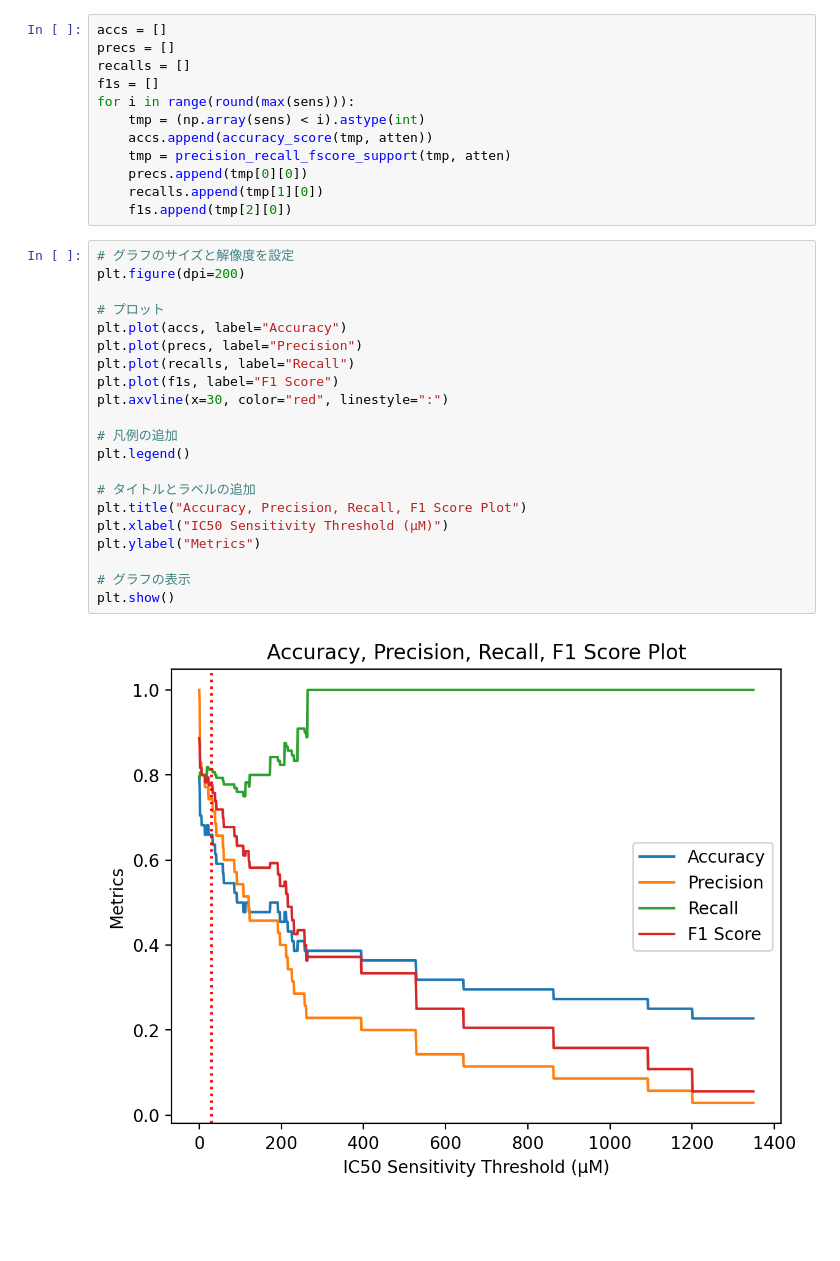
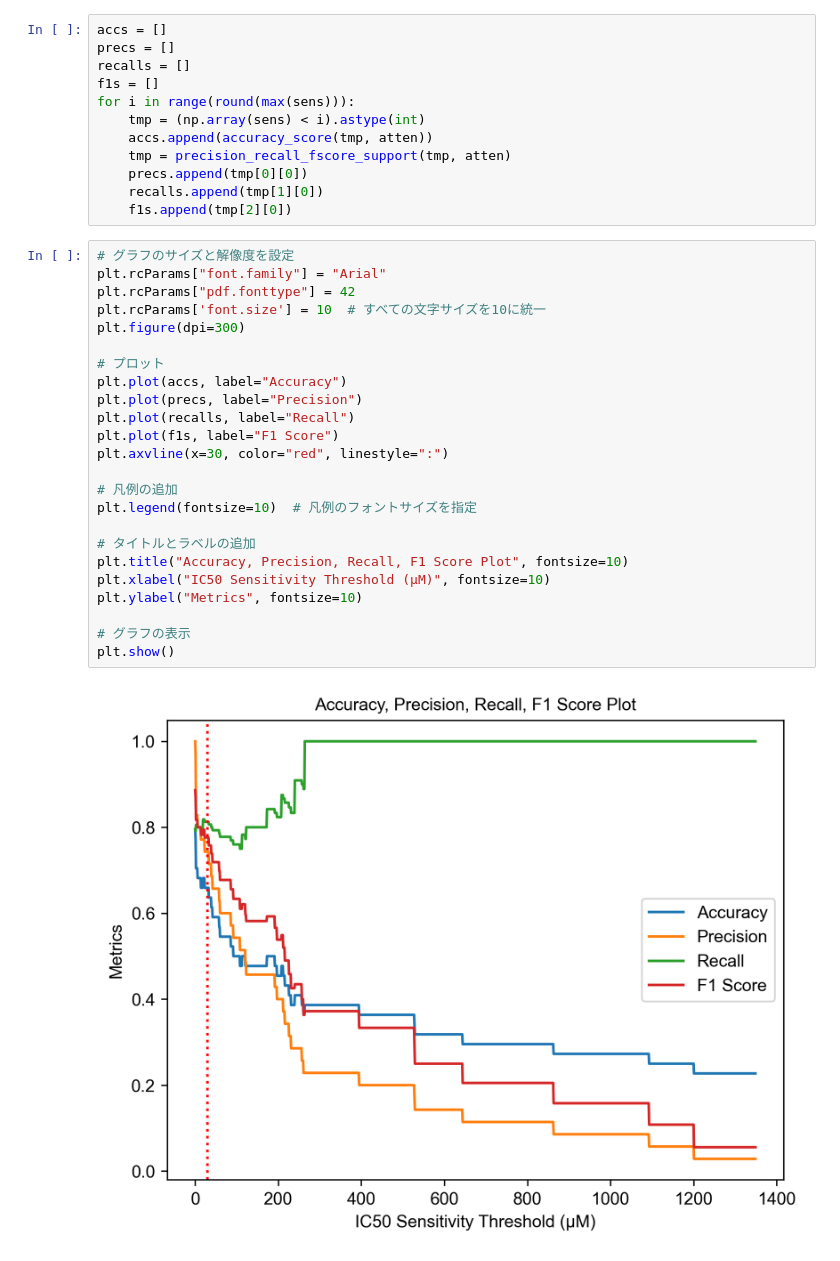
Before and after one commit to cannin/drGAT, a Jupyter notebook: Figs/Fig3.ipynb, the cells around one changed output. Cells and saved outputs as stored; diff of their text form; blank space fills up the shorter version.

```diff
--- a/Figs/Fig3.ipynb
+++ b/Figs/Fig3.ipynb
@@ -605,24 +605,27 @@ for i in range(round(max(sens))):
     f1s.append(tmp[2][0])
 # %%
 # グラフのサイズと解像度を設定
-plt.figure(dpi=200)
+plt.rcParams["font.family"] = "Arial"
+plt.rcParams["pdf.fonttype"] = 42
+plt.rcParams['font.size'] = 10  # すべての文字サイズを10に統一
+plt.figure(dpi=300)
 
 # プロット
 plt.plot(accs, label="Accuracy")
 plt.plot(precs, label="Precision")
 plt.plot(recalls, label="Recall")
 plt.plot(f1s, label="F1 Score")
 plt.axvline(x=30, color="red", linestyle=":")
 
 # 凡例の追加
-plt.legend()
+plt.legend(fontsize=10)  # 凡例のフォントサイズを指定
 
 # タイトルとラベルの追加
-plt.title("Accuracy, Precision, Recall, F1 Score Plot")
-plt.xlabel("IC50 Sensitivity Threshold (μM)")
-plt.ylabel("Metrics")
+plt.title("Accuracy, Precision, Recall, F1 Score Plot", fontsize=10)
+plt.xlabel("IC50 Sensitivity Threshold (μM)", fontsize=10)
+plt.ylabel("Metrics", fontsize=10)
 
 # グラフの表示
 plt.show()
 # %% [output]
-[figure, old version]
+[figure, new version]
```
Also changed, not shown: parts of 5 cells of this notebook, 11 other files.
